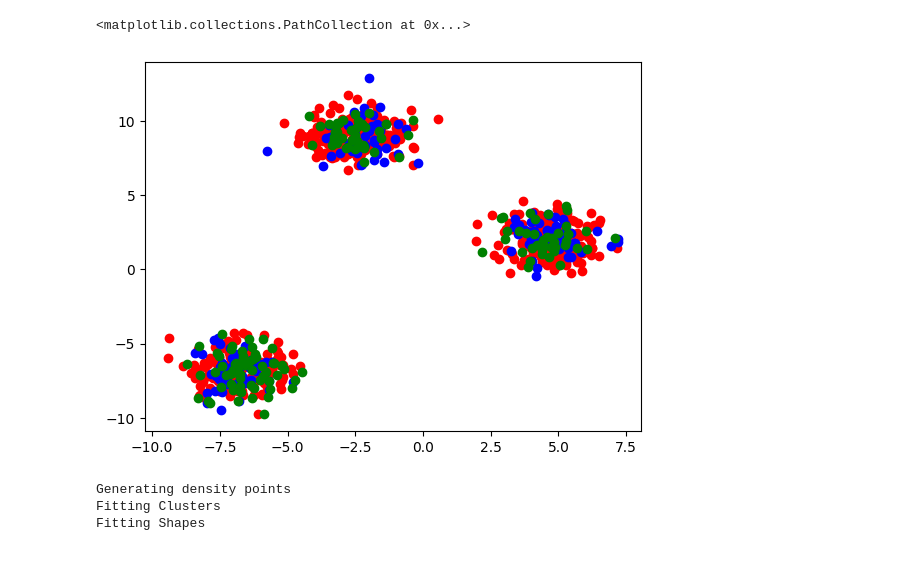
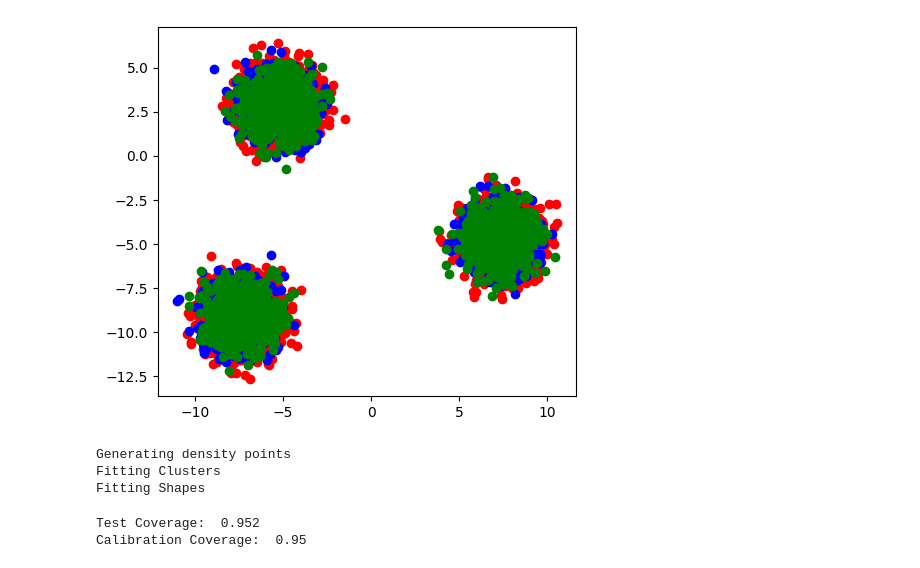
Before and after one commit to nandantumu/conformal_region_designer, a Jupyter notebook: notebooks/parametric-conformal-rectangle.ipynb, the cells around one changed output. Cells and saved outputs as stored; diff of their text form; code cells hidden in the pictures.

```diff
--- a/notebooks/parametric-conformal-rectangle.ipynb
+++ b/notebooks/parametric-conformal-rectangle.ipynb
@@ -7,7 +7,7 @@ import sklearn
 from sklearn.datasets import make_blobs
 from sklearn.cluster import MeanShift, estimate_bandwidth
 # %%
-dataset = make_blobs(n_samples=750, centers=3, random_state=42)
+dataset = make_blobs(n_samples=10000, centers=3, random_state=128)
 total_samples = dataset[0].shape[0]
 r_train, r_cal, r_test = 0.6, 0.2, 0.2
 assert r_train + r_cal + r_test == 1
@@ -25,10 +20,10 @@ sns.scatterplot(x=dataset[0][:, 0], y=dataset[0][:, 1], hue=dataset[1], marker="
 # %%
 plt.scatter(Z_train[:, 0], Z_train[:, 1], color="red", marker="o", label="train")
 plt.scatter(Z_cal[:, 0], Z_cal[:, 1], color="blue", marker="o", label="cal")
 plt.scatter(Z_test[:, 0], Z_test[:, 1], color="green", marker="o", label="test")
+plt.gca().set_aspect("equal")
 # %% [output]
-<matplotlib.collections.PathCollection at 0x...>
-[figure, old version]
+[figure, new version]
 # %%
 from conformal_region_designer.density_estimation import KDE
 from conformal_region_designer.clustering import MeanShiftClustering
@@ -47,0 +45,10 @@ Fitting Shapes
+# %%
+scores = optim.calculate_scores(Z_test)
+coverage = np.sum(scores < 0) / len(scores)
+print("Test Coverage: ", coverage)
+scores = optim.calculate_scores(Z_cal)
+coverage = np.sum(scores < 0) / len(scores)
+print("Calibration Coverage: ", coverage)
+# %% [output]
+Test Coverage:  0.952
+Calibration Coverage:  0.95
```
Also changed, not shown: parts of 9 cells of this notebook, 2 other files.
